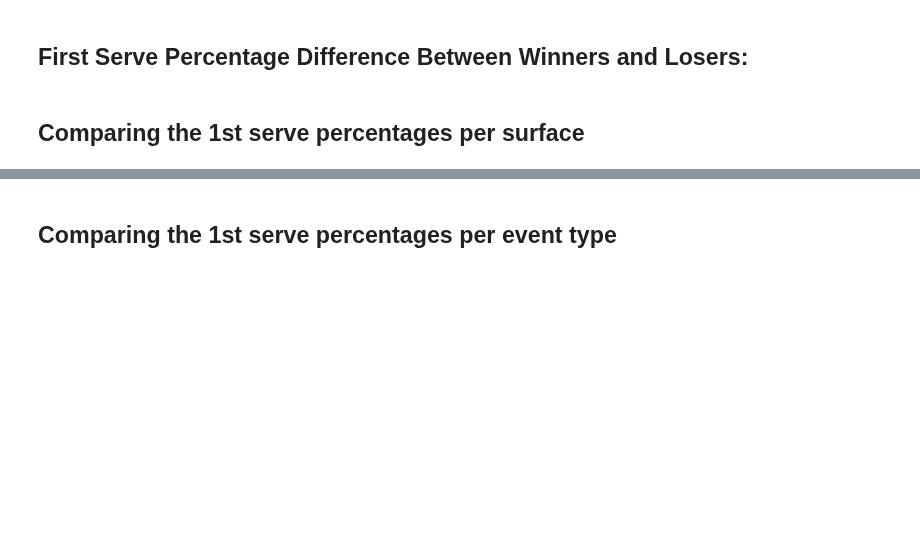
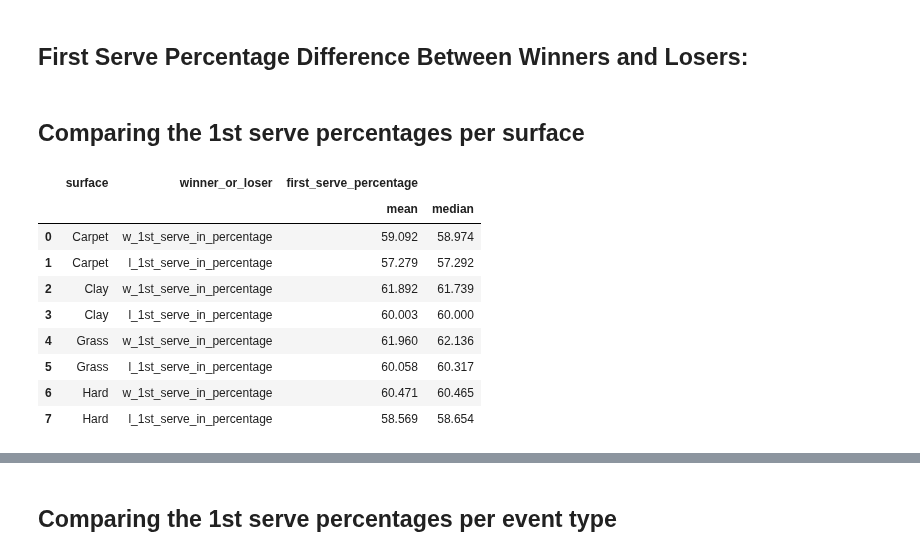
Before and after one commit to YoavWeller/Tennis_Analysis, a Jupyter notebook: tennis_analysis.ipynb, the cells around one changed output, grey strips where cells are left out. Saved outputs shown, nothing was run; the diff lists cells and outputs as text; code cells hidden in the pictures; blank space fills up the shorter version.

```diff
--- a/tennis_analysis.ipynb
+++ b/tennis_analysis.ipynb
@@ -759,9 +764,20 @@ plt.show()
 # %% [markdown]
 ## Comparing the 1st serve percentages per surface
 # %%
-first_serve_by_surface_aggregated_df = round(first_serve_by_surface_df.groupby(["surface", "winner_or_loser"], as_index=False).agg({"first_serve_percentage": ["mean", "median"]}), 3)
+first_serve_by_surface_aggregated_df = round(first_serve_in_melted_df.groupby(["surface", "winner_or_loser"], as_index=False).agg({"first_serve_percentage": ["mean", "median"]}), 3)
 first_serve_by_surface_aggregated_df.sort_values(by=["surface", ("first_serve_percentage", "median")], ascending=[True, False], inplace=True, ignore_index=True)
 first_serve_by_surface_aggregated_df
+# %% [output]
+|  | surface | winner_or_loser | first_serve_percentage |  |
+|  |  |  | mean | median |
+| 0 | Carpet | w_1st_serve_in_percentage | 59.092 | 58.974 |
+| 1 | Carpet | l_1st_serve_in_percentage | 57.279 | 57.292 |
+| 2 | Clay | w_1st_serve_in_percentage | 61.892 | 61.739 |
+| 3 | Clay | l_1st_serve_in_percentage | 60.003 | 60.000 |
+| 4 | Grass | w_1st_serve_in_percentage | 61.960 | 62.136 |
+| 5 | Grass | l_1st_serve_in_percentage | 60.058 | 60.317 |
+| 6 | Hard | w_1st_serve_in_percentage | 60.471 | 60.465 |
+| 7 | Hard | l_1st_serve_in_percentage | 58.569 | 58.654 |
 # %%
 # Creating the plot
 plt.figure(figsize=(16,9))
```
Also changed, not shown: parts of 8 cells of this notebook.
